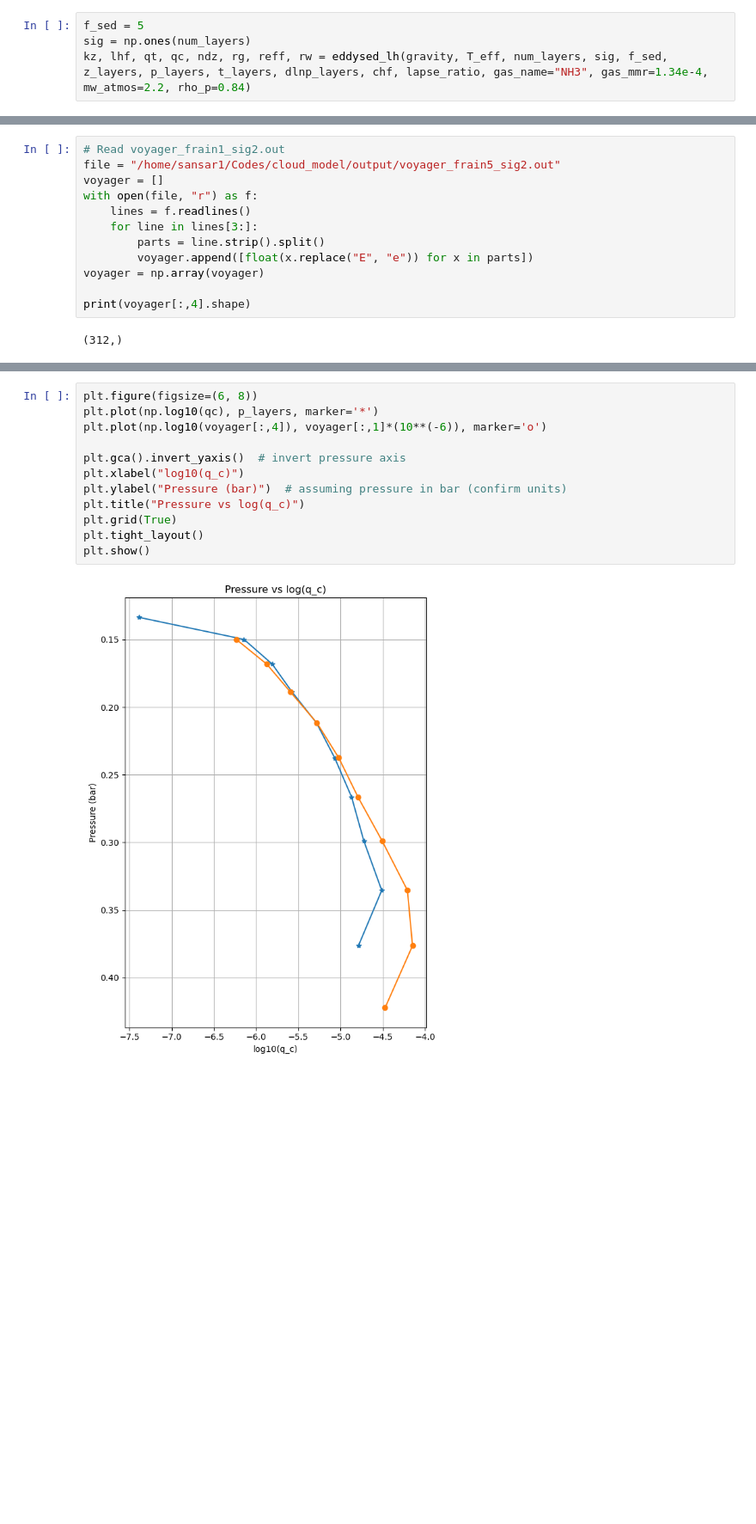
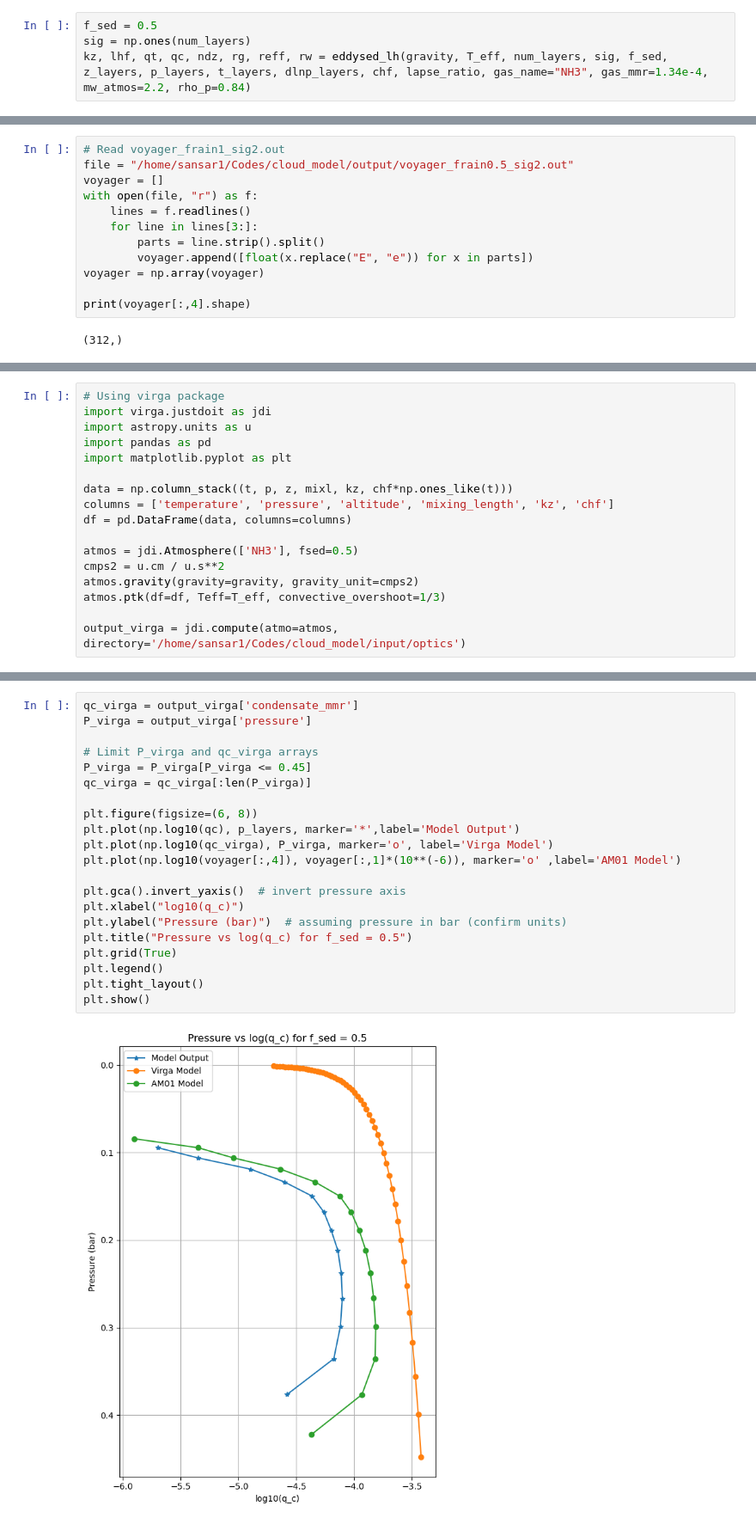
Before and after one commit to soumi-mandal1903/cloud_model, a Jupyter notebook: jupyter/new_eddysed.ipynb, the cells around one changed output, grey strips where cells are left out. Shown at 86% size. Cells and saved outputs as stored; diff of their text form; blank space fills up the shorter version.

```diff
--- a/jupyter/new_eddysed.ipynb
+++ b/jupyter/new_eddysed.ipynb
@@ -1131,7 +1130,7 @@ condensate path = 0.000325286681772532 g/m^2
 # %%
 gravity, T_eff, num_layer_edges, p_layer_edges, t_layer_edges, z_layer_edges, num_layers,  p_layers, t_layers, z_layers, chf, dlnp_layers, lapse_ratio = read_voyager_lh("/home/sansar1/Codes/cloud_model/input/profiles/voyager.input")
 # %%
-f_sed = 5
+f_sed = 0.5
 sig = np.ones(num_layers)
 kz, lhf, qt, qc, ndz, rg, reff, rw = eddysed_lh(gravity, T_eff, num_layers, sig, f_sed, z_layers, p_layers, t_layers, dlnp_layers, chf, lapse_ratio, gas_name="NH3", gas_mmr=1.34e-4, mw_atmos=2.2, rho_p=0.84)
 # %% [output]
@@ -1143,6 +1142,6 @@ condensate path = 1.3695024273691933e-05 g/m^2
 # %%
 # Read voyager_frain1_sig2.out
-file = "/home/sansar1/Codes/cloud_model/output/voyager_frain5_sig2.out"
+file = "/home/sansar1/Codes/cloud_model/output/voyager_frain0.5_sig2.out"
 voyager = []
 with open(file, "r") as f:
     lines = f.readlines()
@@ -1156,0 +1258,17 @@ print(voyager[:,4].shape)
+# %%
+# Using virga package
+import virga.justdoit as jdi
+import astropy.units as u
+import pandas as pd
+import matplotlib.pyplot as plt
+
+data = np.column_stack((t, p, z, mixl, kz, chf*np.ones_like(t)))
+columns = ['temperature', 'pressure', 'altitude', 'mixing_length', 'kz', 'chf']
+df = pd.DataFrame(data, columns=columns)
+
+atmos = jdi.Atmosphere(['NH3'], fsed=0.5)
+cmps2 = u.cm / u.s**2
+atmos.gravity(gravity=gravity, gravity_unit=cmps2)
+atmos.ptk(df=df, Teff=T_eff, convective_overshoot=1/3)
+
+output_virga = jdi.compute(atmo=atmos, directory='/home/sansar1/Codes/cloud_model/input/optics')
@@ -1157,14 +1277,23 @@ print(voyager[:,4].shape)
 # %%
+qc_virga = output_virga['condensate_mmr']
+P_virga = output_virga['pressure']
+
+# Limit P_virga and qc_virga arrays
+P_virga = P_virga[P_virga <= 0.45]
+qc_virga = qc_virga[:len(P_virga)]
+
 plt.figure(figsize=(6, 8))
-plt.plot(np.log10(qc), p_layers, marker='*')
-plt.plot(np.log10(voyager[:,4]), voyager[:,1]*(10**(-6)), marker='o')
+plt.plot(np.log10(qc), p_layers, marker='*',label='Model Output')
+plt.plot(np.log10(qc_virga), P_virga, marker='o', label='Virga Model')
+plt.plot(np.log10(voyager[:,4]), voyager[:,1]*(10**(-6)), marker='o' ,label='AM01 Model')
 
 plt.gca().invert_yaxis()  # invert pressure axis
 plt.xlabel("log10(q_c)")
 plt.ylabel("Pressure (bar)")  # assuming pressure in bar (confirm units)
-plt.title("Pressure vs log(q_c)")
+plt.title("Pressure vs log(q_c) for f_sed = 0.5")
 plt.grid(True)
+plt.legend()
 plt.tight_layout()
 plt.show()
 # %% [output]
-[figure, old version]
+[figure, new version]
```
Also changed, not shown: parts of 12 cells of this notebook, 2 other files.
